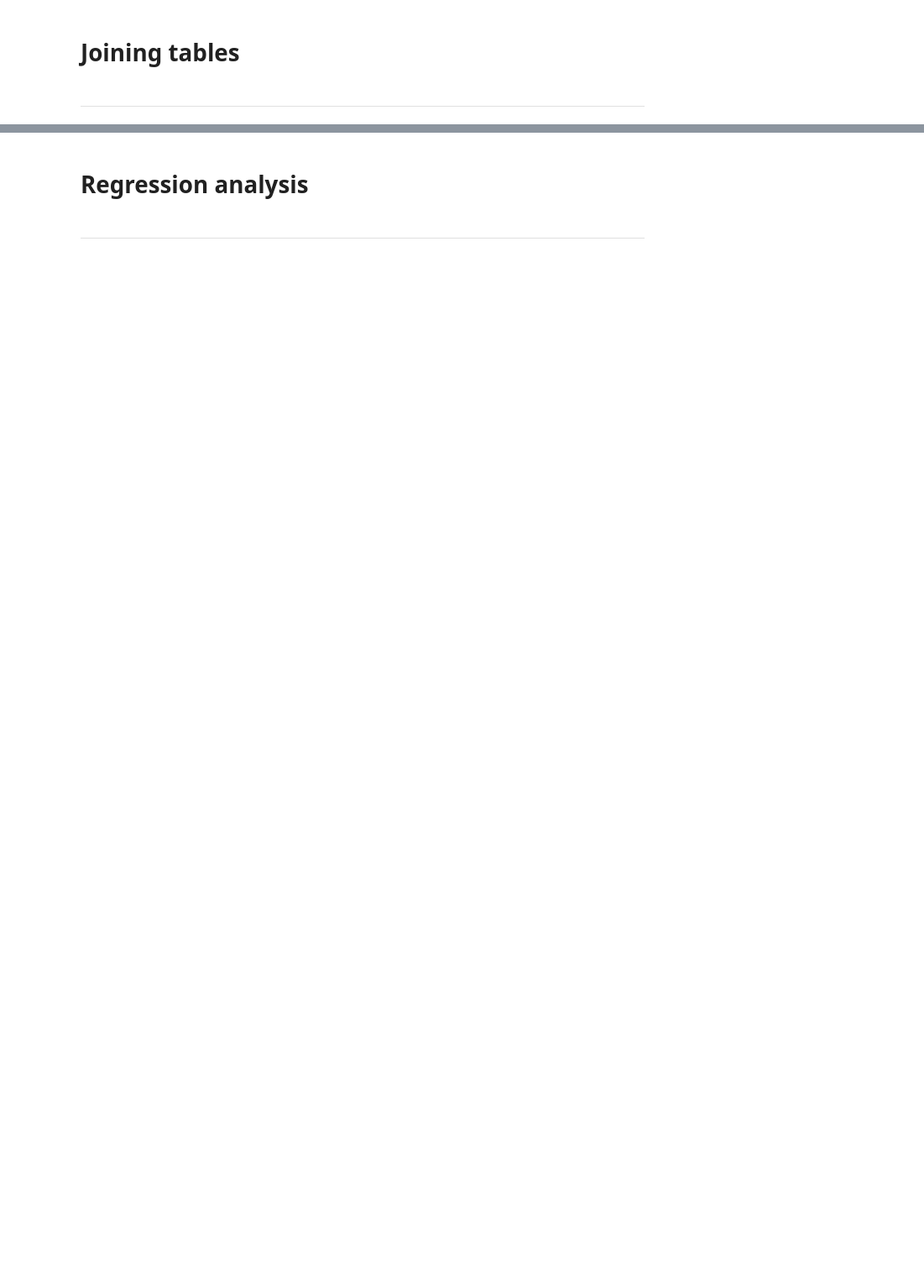
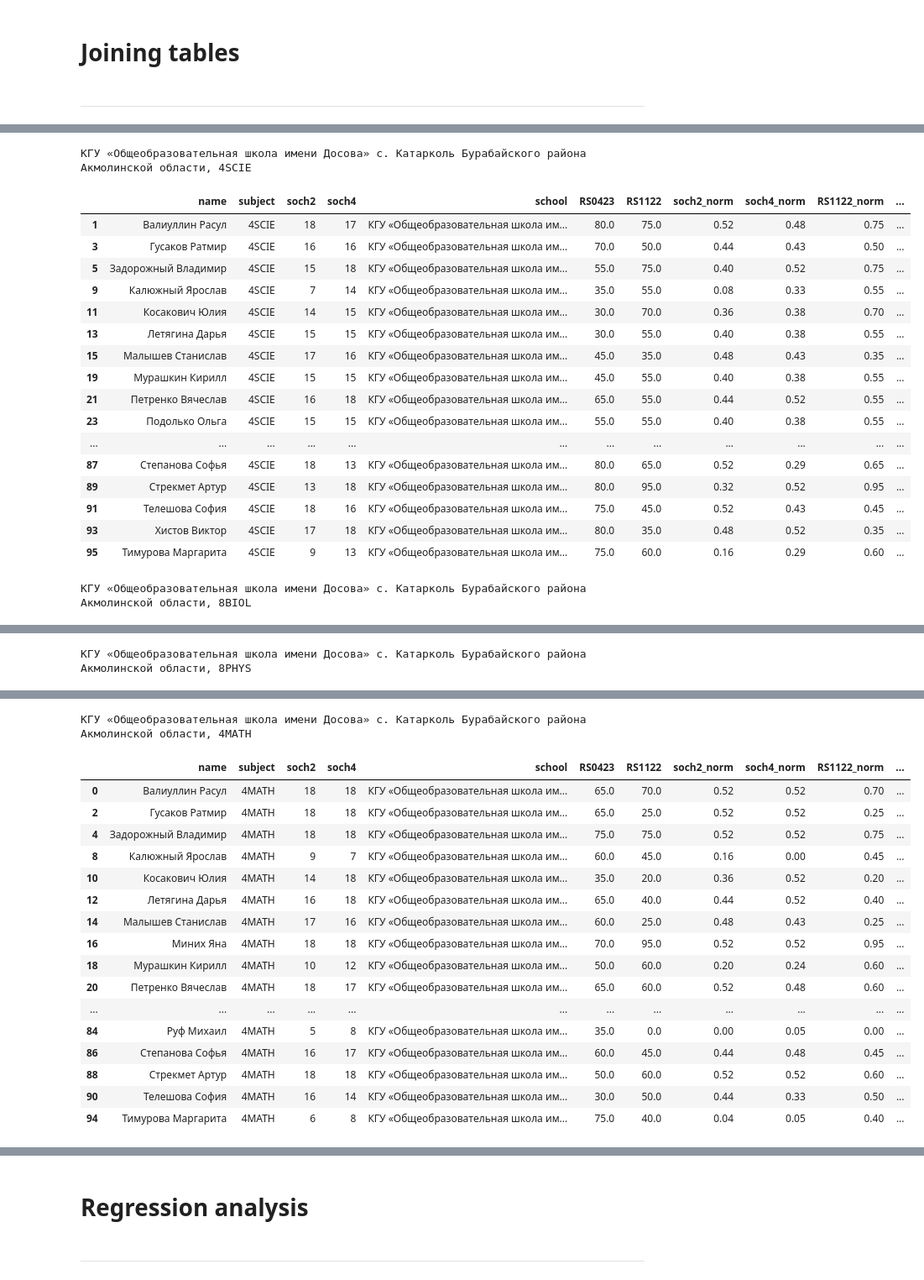
Before and after one commit to rkasseno/suburban-schools-regression-analysis, a Jupyter notebook: main/internal_exam_main.ipynb, the cells around one changed output, grey strips where cells are left out. Shown at 84% size. Drawn from its saved outputs; the diff is of its cells as text; code cells hidden in the pictures; blank space fills up the shorter version.

```diff
--- a/main/internal_exam_main.ipynb
+++ b/main/internal_exam_main.ipynb
@@ -173,0 +285,3 @@ merged_dict['КГУ «Общеобразовательная школа № 5 г
+# %%
+for school, grades in dfs_grade.items():
+    print(t.isna().values.any())
@@ -173,0 +311,22 @@ merged_dict['КГУ «Общеобразовательная школа № 5 г
+# %%
+school_grade_subject = {}
+
+for school, grades in dfs_grade.items():
+    for grade, table in grades.items():
+        for subject in subject_set:
+            if subject in table['subject']:
+                subject_df = table[table['subject'] == subject]
+
+                school_grade_subject[dfs_grade[school][grade][subject]] = subject_df
+# %%
+school_grade_subject = {}
+for school, table in merged_dict.items():
+    subject_dict = {}
+
+    for subject in subject_set:
+        subject_table = table[table['subject'].str.contains(subject)]
+        if not subject_table.empty:
+            subject_dict[subject] = subject_table
+
+    school_grade_subject[school] = subject_dict
+school_grade_subject
@@ -173,0 +351,31 @@ merged_dict['КГУ «Общеобразовательная школа № 5 г
+# %%
+for key, value in school_grade_subject.items():
+    for subject, table in value.items():
+        if table.isna().values.any() == True:
+            print(table)
+# %%
+for school, subjects in school_grade_subject.items():
+    for subject, table in subjects.items():
+        school_grade_subject[school][subject] = school_grade_subject[school][subject].drop_duplicates(subset='name')
+        print(f"{school}, {subject}")
+        display(table)
+# %% [output]
+КГУ «Общеобразовательная школа имени Досова» с. Катарколь Бурабайского района Акмолинской области, 4SCIE
+|  | name | subject | soch2 | soch4 | school | RS0423 | RS1122 | soch2_norm | soch4_norm | RS1122_norm | ... |
+| 1 | Валиуллин Расул | 4SCIE | 18 | 17 | КГУ «Общеобразовательная школа им... | 80.0 | 75.0 | 0.52 | 0.48 | 0.75 | ... |
+| 3 | Гусаков Ратмир | 4SCIE | 16 | 16 | КГУ «Общеобразовательная школа им... | 70.0 | 50.0 | 0.44 | 0.43 | 0.50 | ... |
+| 5 | Задорожный Владимир | 4SCIE | 15 | 18 | КГУ «Общеобразовательная школа им... | 55.0 | 75.0 | 0.40 | 0.52 | 0.75 | ... |
+| 9 | Калюжный Ярослав | 4SCIE | 7 | 14 | КГУ «Общеобразовательная школа им... | 35.0 | 55.0 | 0.08 | 0.33 | 0.55 | ... |
+| 11 | Косакович Юлия | 4SCIE | 14 | 15 | КГУ «Общеобразовательная школа им... | 30.0 | 70.0 | 0.36 | 0.38 | 0.70 | ... |
+| 13 | Летягина Дарья | 4SCIE | 15 | 15 | КГУ «Общеобразовательная школа им... | 30.0 | 55.0 | 0.40 | 0.38 | 0.55 | ... |
+| 15 | Малышев Станислав | 4SCIE | 17 | 16 | КГУ «Общеобразовательная школа им... | 45.0 | 35.0 | 0.48 | 0.43 | 0.35 | ... |
+| 19 | Мурашкин Кирилл | 4SCIE | 15 | 15 | КГУ «Общеобразовательная школа им... | 45.0 | 55.0 | 0.40 | 0.38 | 0.55 | ... |
+| 21 | Петренко Вячеслав | 4SCIE | 16 | 18 | КГУ «Общеобразовательная школа им... | 65.0 | 55.0 | 0.44 | 0.52 | 0.55 | ... |
+| 23 | Подолько Ольга | 4SCIE | 15 | 15 | КГУ «Общеобразовательная школа им... | 55.0 | 55.0 | 0.40 | 0.38 | 0.55 | ... |
+| ... | ... | ... | ... | ... | ... | ... | ... | ... | ... | ... | ... |
+| 87 | Степанова Софья | 4SCIE | 18 | 13 | КГУ «Общеобразовательная школа им... | 80.0 | 65.0 | 0.52 | 0.29 | 0.65 | ... |
+| 89 | Стрекмет Артур | 4SCIE | 13 | 18 | КГУ «Общеобразовательная школа им... | 80.0 | 95.0 | 0.32 | 0.52 | 0.95 | ... |
+| 91 | Телешова София | 4SCIE | 18 | 16 | КГУ «Общеобразовательная школа им... | 75.0 | 45.0 | 0.52 | 0.43 | 0.45 | ... |
+| 93 | Хистов Виктор | 4SCIE | 17 | 18 | КГУ «Общеобразовательная школа им... | 80.0 | 35.0 | 0.48 | 0.52 | 0.35 | ... |
+| 95 | Тимурова Маргарита | 4SCIE | 9 | 13 | КГУ «Общеобразовательная школа им... | 75.0 | 60.0 | 0.16 | 0.29 | 0.60 | ... |
+КГУ «Общеобразовательная школа имени Досова» с. Катарколь Бурабайского района Акмолинской области, 8BIOL
@@ -173,0 +399 @@ merged_dict['КГУ «Общеобразовательная школа № 5 г
+КГУ «Общеобразовательная школа имени Досова» с. Катарколь Бурабайского района Акмолинской области, 8PHYS
@@ -173,0 +417,18 @@ merged_dict['КГУ «Общеобразовательная школа № 5 г
+КГУ «Общеобразовательная школа имени Досова» с. Катарколь Бурабайского района Акмолинской области, 4MATH
+|  | name | subject | soch2 | soch4 | school | RS0423 | RS1122 | soch2_norm | soch4_norm | RS1122_norm | ... |
+| 0 | Валиуллин Расул | 4MATH | 18 | 18 | КГУ «Общеобразовательная школа им... | 65.0 | 70.0 | 0.52 | 0.52 | 0.70 | ... |
+| 2 | Гусаков Ратмир | 4MATH | 18 | 18 | КГУ «Общеобразовательная школа им... | 65.0 | 25.0 | 0.52 | 0.52 | 0.25 | ... |
+| 4 | Задорожный Владимир | 4MATH | 18 | 18 | КГУ «Общеобразовательная школа им... | 75.0 | 75.0 | 0.52 | 0.52 | 0.75 | ... |
+| 8 | Калюжный Ярослав | 4MATH | 9 | 7 | КГУ «Общеобразовательная школа им... | 60.0 | 45.0 | 0.16 | 0.00 | 0.45 | ... |
+| 10 | Косакович Юлия | 4MATH | 14 | 18 | КГУ «Общеобразовательная школа им... | 35.0 | 20.0 | 0.36 | 0.52 | 0.20 | ... |
+| 12 | Летягина Дарья | 4MATH | 16 | 18 | КГУ «Общеобразовательная школа им... | 65.0 | 40.0 | 0.44 | 0.52 | 0.40 | ... |
+| 14 | Малышев Станислав | 4MATH | 17 | 16 | КГУ «Общеобразовательная школа им... | 60.0 | 25.0 | 0.48 | 0.43 | 0.25 | ... |
+| 16 | Миних Яна | 4MATH | 18 | 18 | КГУ «Общеобразовательная школа им... | 70.0 | 95.0 | 0.52 | 0.52 | 0.95 | ... |
+| 18 | Мурашкин Кирилл | 4MATH | 10 | 12 | КГУ «Общеобразовательная школа им... | 50.0 | 60.0 | 0.20 | 0.24 | 0.60 | ... |
+| 20 | Петренко Вячеслав | 4MATH | 18 | 17 | КГУ «Общеобразовательная школа им... | 65.0 | 60.0 | 0.52 | 0.48 | 0.60 | ... |
+| ... | ... | ... | ... | ... | ... | ... | ... | ... | ... | ... | ... |
+| 84 | Руф Михаил | 4MATH | 5 | 8 | КГУ «Общеобразовательная школа им... | 35.0 | 0.0 | 0.00 | 0.05 | 0.00 | ... |
+| 86 | Степанова Софья | 4MATH | 16 | 17 | КГУ «Общеобразовательная школа им... | 60.0 | 45.0 | 0.44 | 0.48 | 0.45 | ... |
+| 88 | Стрекмет Артур | 4MATH | 18 | 18 | КГУ «Общеобразовательная школа им... | 50.0 | 60.0 | 0.52 | 0.52 | 0.60 | ... |
+| 90 | Телешова София | 4MATH | 16 | 14 | КГУ «Общеобразовательная школа им... | 30.0 | 50.0 | 0.44 | 0.33 | 0.50 | ... |
+| 94 | Тимурова Маргарита | 4MATH | 6 | 8 | КГУ «Общеобразовательная школа им... | 75.0 | 40.0 | 0.04 | 0.05 | 0.40 | ... |
```
Also changed, not shown: parts of 34 cells of this notebook, 1 other file.
